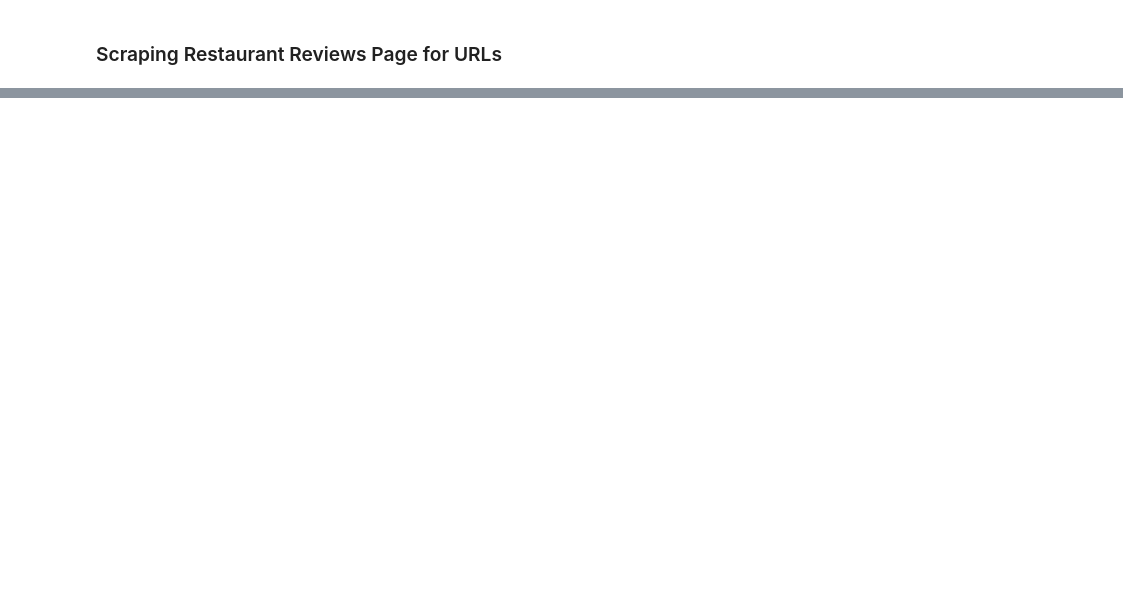
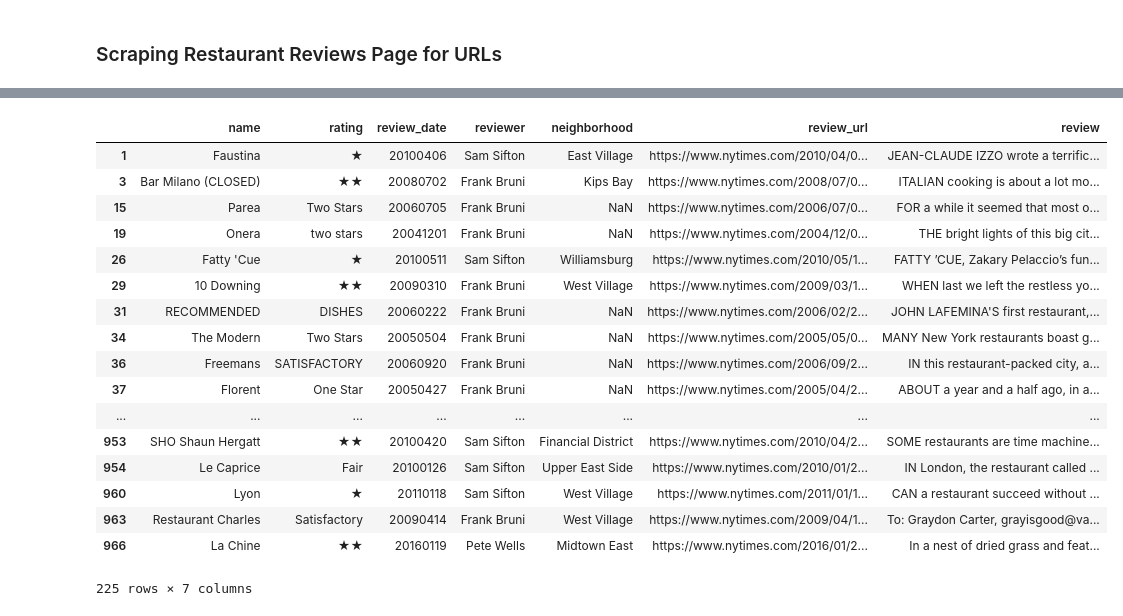
Before and after one commit to MsJacksonIYN/Mod4_NLP, a Jupyter notebook: scrape_nyt_for_reviews.ipynb, the cells around one changed output, grey strips where cells are left out. Saved outputs shown, nothing was run; the diff lists cells and outputs as text; code cells hidden in the pictures; blank space fills up the shorter version.

Commit message:
First commit this fork

```diff
--- a/scrape_nyt_for_reviews.ipynb
+++ b/scrape_nyt_for_reviews.ipynb
@@ -647,0 +848,2 @@ def parse_archived_reviews(soup):
+# %%
+df_all = pd.read_csv('all_reviews.csv', index_col='Unnamed: 0')
@@ -647,0 +872,2 @@ def parse_archived_reviews(soup):
+# %%
+df_all_na_dropped = df_all.dropna(subset=['name', 'rating'])
@@ -647,0 +878,2 @@ def parse_archived_reviews(soup):
+# %%
+df_all_na_dropped = df_all_na_dropped.drop_duplicates(subset='review_url')
@@ -647,0 +884,10 @@ def parse_archived_reviews(soup):
+# %%
+urls_to_add = []
+
+for url in list(df_all_na_dropped['review_url']):
+
+    if url not in current_urls:
+        print(url)
+        urls_to_add.append(url)
+
+df_to_concat = df_all_na_dropped[df_all_na_dropped['review_url'].isin(urls_to_add)]
@@ -647,0 +932,22 @@ def parse_archived_reviews(soup):
+# %%
+df_to_concat = df_to_concat[['name', 'rating', 'review_date', 'reviewer', 'neighborhood', 'review_url', 'review']]
+df_to_concat
+# %% [output]
+|  | name | rating | review_date | reviewer | neighborhood | review_url | review |
+| 1 | Faustina | ★ | 20100406 | Sam Sifton | East Village | https://www.nytimes.com/2010/04/0... | JEAN-CLAUDE IZZO wrote a terrific... |
+| 3 | Bar Milano (CLOSED) | ★★ | 20080702 | Frank Bruni | Kips Bay | https://www.nytimes.com/2008/07/0... | ITALIAN cooking is about a lot mo... |
+| 15 | Parea | Two Stars | 20060705 | Frank Bruni | NaN | https://www.nytimes.com/2006/07/0... | FOR a while it seemed that most o... |
+| 19 | Onera | two stars | 20041201 | Frank Bruni | NaN | https://www.nytimes.com/2004/12/0... | THE bright lights of this big cit... |
+| 26 | Fatty 'Cue | ★ | 20100511 | Sam Sifton | Williamsburg | https://www.nytimes.com/2010/05/1... | FATTY ’CUE, Zakary Pelaccio’s fun... |
+| 29 | 10 Downing | ★★ | 20090310 | Frank Bruni | West Village | https://www.nytimes.com/2009/03/1... | WHEN last we left the restless yo... |
+| 31 | RECOMMENDED | DISHES | 20060222 | Frank Bruni | NaN | https://www.nytimes.com/2006/02/2... | JOHN LAFEMINA'S first restaurant,... |
+| 34 | The Modern | Two Stars | 20050504 | Frank Bruni | NaN | https://www.nytimes.com/2005/05/0... | MANY New York restaurants boast g... |
+| 36 | Freemans | SATISFACTORY | 20060920 | Frank Bruni | NaN | https://www.nytimes.com/2006/09/2... | IN this restaurant-packed city, a... |
+| 37 | Florent | One Star | 20050427 | Frank Bruni | NaN | https://www.nytimes.com/2005/04/2... | ABOUT a year and a half ago, in a... |
+| ... | ... | ... | ... | ... | ... | ... | ... |
+| 953 | SHO Shaun Hergatt | ★★ | 20100420 | Sam Sifton | Financial District | https://www.nytimes.com/2010/04/2... | SOME restaurants are time machine... |
+| 954 | Le Caprice | Fair | 20100126 | Sam Sifton | Upper East Side | https://www.nytimes.com/2010/01/2... | IN London, the restaurant called ... |
+| 960 | Lyon | ★ | 20110118 | Sam Sifton | West Village | https://www.nytimes.com/2011/01/1... | CAN a restaurant succeed without ... |
+| 963 | Restaurant Charles | Satisfactory | 20090414 | Frank Bruni | West Village | https://www.nytimes.com/2009/04/1... | To: Graydon Carter, grayisgood@va... |
+| 966 | La Chine | ★★ | 20160119 | Pete Wells | Midtown East | https://www.nytimes.com/2016/01/2... | In a nest of dried grass and feat... |
+225 rows × 7 columns
```
Also changed, not shown: parts of 86 cells of this notebook, 23 other files.
